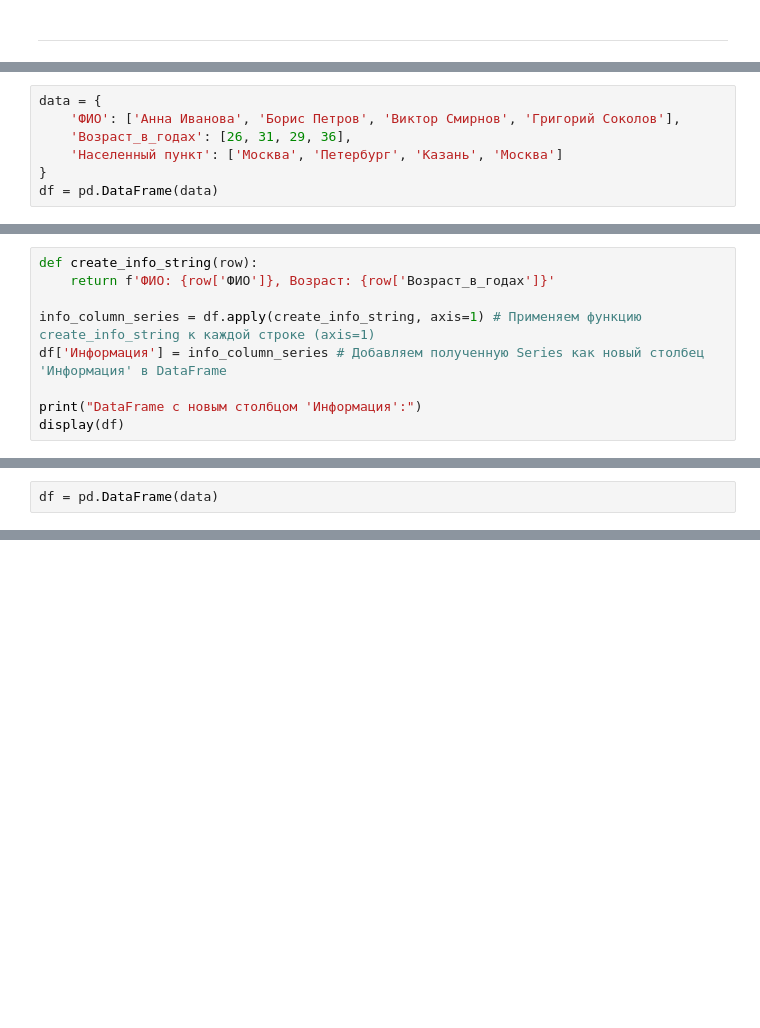
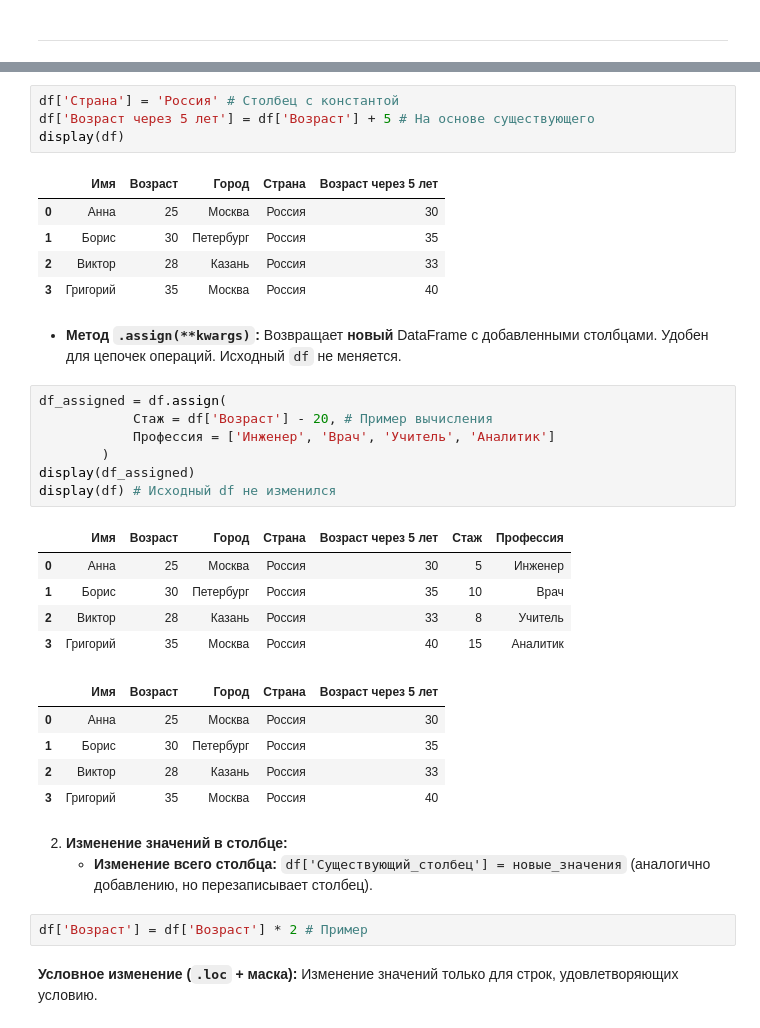
Before and after one commit to DinoZawrik/ML-Handbook, a Jupyter notebook: 2_Pandas.ipynb, the cells around one changed output, grey strips where cells are left out. Cells and saved outputs as stored; diff of their text form; blank space fills up the shorter version.

```diff
--- a/2_Pandas.ipynb
+++ b/2_Pandas.ipynb
@@ -715,7 +114,0 @@ DataFrame с переименованными столбцами:
-# %%
-data = {
-    'ФИО': ['Анна Иванова', 'Борис Петров', 'Виктор Смирнов', 'Григорий Соколов'],
-    'Возраст_в_годах': [26, 31, 29, 36],
-    'Населенный пункт': ['Москва', 'Петербург', 'Казань', 'Москва']
-}
-df = pd.DataFrame(data)
@@ -811,9 +114,0 @@ dtype: object
-# %%
-def create_info_string(row):
-    return f'ФИО: {row['ФИО']}, Возраст: {row['Возраст_в_годах']}'
-
-info_column_series = df.apply(create_info_string, axis=1) # Применяем функцию create_info_string к каждой строке (axis=1)
-df['Информация'] = info_column_series # Добавляем полученную Series как новый столбец 'Информация' в DataFrame
-
-print("DataFrame с новым столбцом 'Информация':")
-display(df)
@@ -893,2 +114,0 @@ Pandas предлагает два основных метода для сорт
-# %%
-df = pd.DataFrame(data)
@@ -1001,0 +236,37 @@ DataFrame, отсортированный по индексу (по возрас
+# %%
+df['Страна'] = 'Россия' # Столбец с константой
+df['Возраст через 5 лет'] = df['Возраст'] + 5 # На основе существующего
+display(df)
+# %% [output]
+|  | Имя | Возраст | Город | Страна | Возраст через 5 лет |
+| 0 | Анна | 25 | Москва | Россия | 30 |
+| 1 | Борис | 30 | Петербург | Россия | 35 |
+| 2 | Виктор | 28 | Казань | Россия | 33 |
+| 3 | Григорий | 35 | Москва | Россия | 40 |
+# %% [markdown]
+*   **Метод `.assign(**kwargs)`:** Возвращает **новый** DataFrame с добавленными столбцами. Удобен для цепочек операций. Исходный `df` не меняется.
+# %%
+df_assigned = df.assign(
+            Стаж = df['Возраст'] - 20, # Пример вычисления
+            Профессия = ['Инженер', 'Врач', 'Учитель', 'Аналитик']
+        )
+display(df_assigned)
+display(df) # Исходный df не изменился
+# %% [output]
+|  | Имя | Возраст | Город | Страна | Возраст через 5 лет | Стаж | Профессия |
+| 0 | Анна | 25 | Москва | Россия | 30 | 5 | Инженер |
+| 1 | Борис | 30 | Петербург | Россия | 35 | 10 | Врач |
+| 2 | Виктор | 28 | Казань | Россия | 33 | 8 | Учитель |
+| 3 | Григорий | 35 | Москва | Россия | 40 | 15 | Аналитик |
+|  | Имя | Возраст | Город | Страна | Возраст через 5 лет |
+| 0 | Анна | 25 | Москва | Россия | 30 |
+| 1 | Борис | 30 | Петербург | Россия | 35 |
+| 2 | Виктор | 28 | Казань | Россия | 33 |
+| 3 | Григорий | 35 | Москва | Россия | 40 |
+# %% [markdown]
+2.  **Изменение значений в столбце:**
+    *   **Изменение всего столбца:** `df['Существующий_столбец'] = новые_значения` (аналогично добавлению, но перезаписывает столбец).
+# %%
+df['Возраст'] = df['Возраст'] * 2 # Пример
+# %% [markdown]
+**Условное изменение (`.loc` + маска):** Изменение значений только для строк, удовлетворяющих условию.
```
Also changed, not shown: parts of 128 cells of this notebook, 20 other files.
